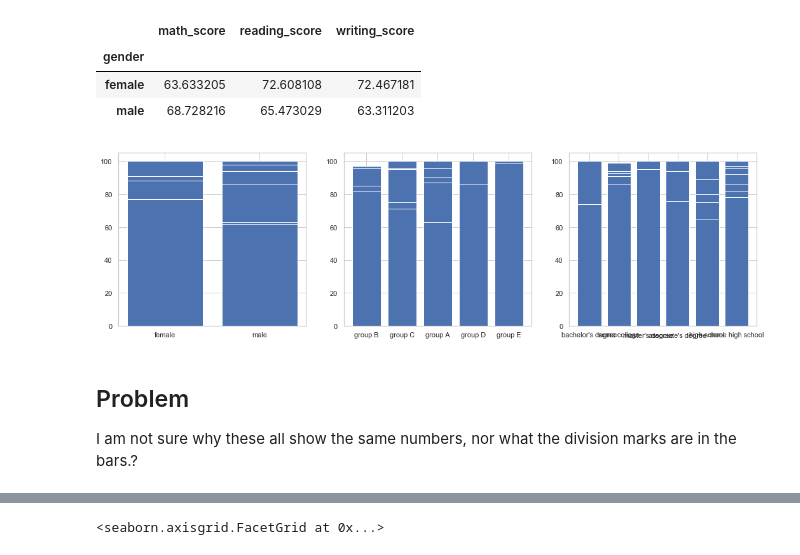
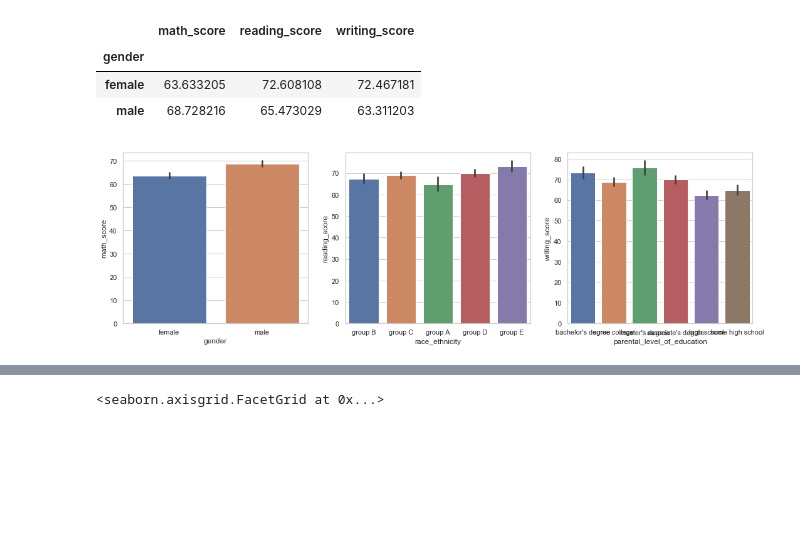
Before and after one commit to chrisoyer/thinkful_notes, a Jupyter notebook: Unit_2_supervised_learning/17.6_model_prep_data_exploration_2_drill.ipynb, the cells around one changed output, grey strips where cells are left out. Saved outputs shown, nothing was run; the diff lists cells and outputs as text; code cells hidden in the pictures; blank space fills up the shorter version.

```diff
--- a/Unit_2_supervised_learning/17.6_model_prep_data_exploration_2_drill.ipynb
+++ b/Unit_2_supervised_learning/17.6_model_prep_data_exploration_2_drill.ipynb
@@ -79,21 +79,18 @@ stperf_bygender_df.head()
 # %%
 sns.set(rc={'figure.figsize':(18,5)})
 sns.set_style("whitegrid")
 
 plt.subplot(1,3,1)
-plt.bar(stperf_df.gender, stperf_df['math_score'])
+sns.barplot(stperf_df.gender, stperf_df['math_score'])
 
 plt.subplot(1,3,2)
-plt.bar(stperf_df.race_ethnicity, stperf_df['reading_score'])
+sns.barplot(stperf_df.race_ethnicity, stperf_df['reading_score'])
 
 plt.subplot(1,3,3)
-plt.bar(stperf_df.parental_level_of_education, stperf_df['writing_score'])
+sns.barplot(stperf_df.parental_level_of_education, stperf_df['writing_score'])
 plt.show()
 # %% [output]
-[figure, old version]
+[figure, new version]
-# %% [markdown]
-## Problem
-I am not sure why these all show the same numbers, nor what the division marks are in the bars.?
 # %%
 pd.DataFrame.melt?
 # %%
```
Also changed, not shown: parts of 2 cells of this notebook.
